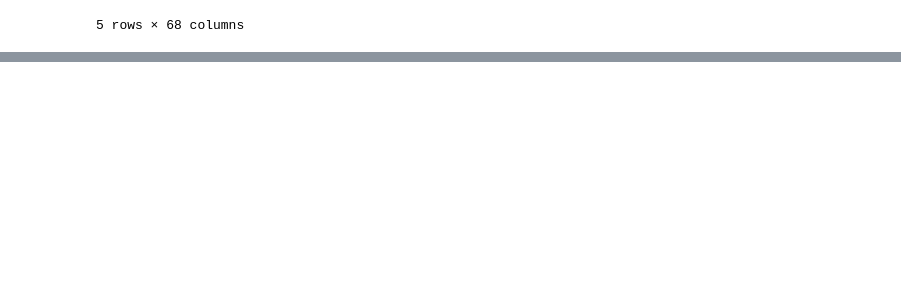
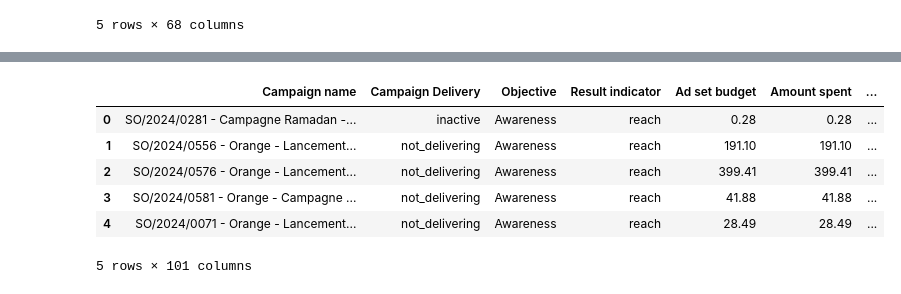
Before and after one commit to ghassantaleb/orange-tunisie-branding-analytics, a Jupyter notebook: notebooks/feature_engineering_awareness.ipynb, the cells around one changed output, grey strips where cells are left out. Cells and saved outputs as stored; diff of their text form; code cells hidden in the pictures; blank space fills up the shorter version.

```diff
--- a/notebooks/feature_engineering_awareness.ipynb
+++ b/notebooks/feature_engineering_awareness.ipynb
@@ -39,11 +43,29 @@ reach_df_encoded['weekday'] = reach_df_encoded['Starts'].dt.weekday
 # %%
-reach_df_encoded['log_spend'] = np.log1p(reach_df_encoded['Amount spent'])
-reach_df_encoded['log_reach'] = np.log1p(reach_df_encoded['Reach'])
-reach_df_encoded['log_impressions'] = np.log1p(reach_df_encoded['Impressions'])
-reach_df_encoded['log_frequency'] = np.log1p(reach_df_encoded['Frequency'])
-reach_df_encoded['log_cpm'] = np.log1p(reach_df_encoded['CPM (cost per 1,000 impressions) (USD)'])
-reach_df_encoded['log_cost_per_accts'] = np.log1p(reach_df_encoded['Cost per 1,000 Accounts Center accounts reached (USD)'])
-reach_df_encoded['log_views'] = np.log1p(reach_df_encoded['Views'])
-reach_df_encoded['log_landing_page_views'] = np.log1p(reach_df_encoded['Landing page views'])
-reach_df_encoded['log_cost_per_lp_view'] = np.log1p(reach_df_encoded['Cost per landing page view (USD)'])
+awareness_df_encoded['Starts'] = pd.to_datetime(awareness_df_encoded['Starts'])
+awareness_df_encoded['day'] = awareness_df_encoded['Starts'].dt.day
+awareness_df_encoded['month'] = awareness_df_encoded['Starts'].dt.month
+awareness_df_encoded['weekday'] = awareness_df_encoded['Starts'].dt.weekday
+
+# Reapply log1p transformations for all relevant KPIs
+awareness_df_encoded['log_spend'] = np.log1p(awareness_df_encoded['Amount spent'])
+awareness_df_encoded['log_reach'] = np.log1p(awareness_df_encoded['Reach'])
+awareness_df_encoded['log_impressions'] = np.log1p(awareness_df_encoded['Impressions'])
+awareness_df_encoded['log_frequency'] = np.log1p(awareness_df_encoded['Frequency'])
+awareness_df_encoded['log_results'] = np.log1p(awareness_df_encoded['Results'])
+awareness_df_encoded['log_clicks'] = np.log1p(awareness_df_encoded['Clicks (all)'])
+awareness_df_encoded['log_cpm'] = np.log1p(awareness_df_encoded['CPM (cost per 1,000 impressions) (USD)'])
+awareness_df_encoded['log_cost_per_accts'] = np.log1p(awareness_df_encoded['Cost per 1,000 Accounts Center accounts reached (USD)'])
+awareness_df_encoded['log_views'] = np.log1p(awareness_df_encoded['Views'])
+awareness_df_encoded['log_landing_page_views'] = np.log1p(awareness_df_encoded['Landing page views'])
+awareness_df_encoded['log_cost_per_lp_view'] = np.log1p(awareness_df_encoded['Cost per landing page view (USD)'])
+
+awareness_df_encoded.head()
+# %% [output]
+|  | Campaign name | Campaign Delivery | Objective | Result indicator | Ad set budget | Amount spent | ... |
+| 0 | SO/2024/0281 - Campagne Ramadan -... | inactive | Awareness | reach | 0.28 | 0.28 | ... |
+| 1 | SO/2024/0556 - Orange - Lancement... | not_delivering | Awareness | reach | 191.10 | 191.10 | ... |
+| 2 | SO/2024/0576 - Orange - Lancement... | not_delivering | Awareness | reach | 399.41 | 399.41 | ... |
+| 3 | SO/2024/0581 - Orange - Campagne ... | not_delivering | Awareness | reach | 41.88 | 41.88 | ... |
+| 4 | SO/2024/0071 - Orange - Lancement... | not_delivering | Awareness | reach | 28.49 | 28.49 | ... |
+5 rows × 101 columns
 # %%
```
Also changed, not shown: parts of 18 cells of this notebook, 13 other files.
